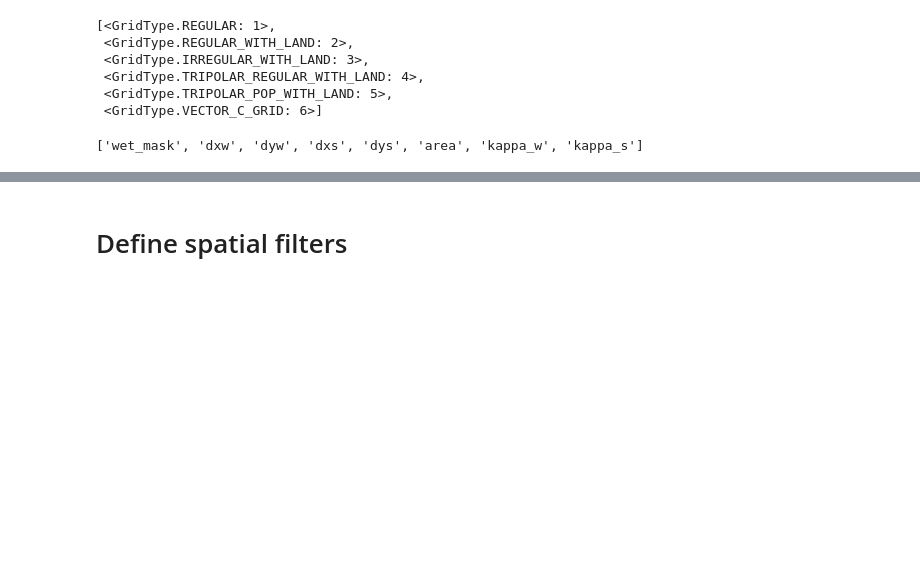
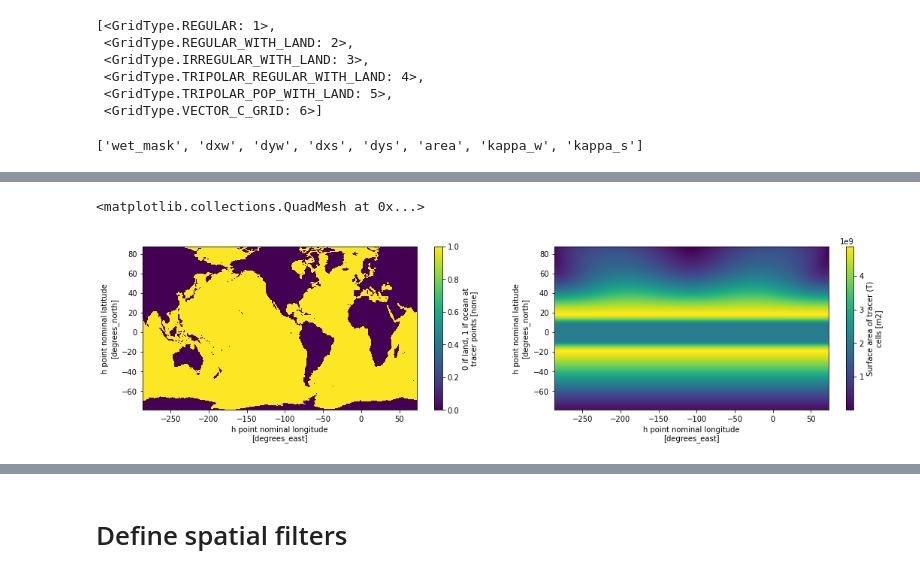
Before and after one commit to ocean-eddy-cpt/gcm-filters-paper, a Jupyter notebook: effective_kernel.ipynb, the cells around one changed output, grey strips where cells are left out. Saved outputs shown, nothing was run; the diff lists cells and outputs as text; code cells hidden in the pictures; blank space fills up the shorter version.

```diff
--- a/effective_kernel.ipynb
+++ b/effective_kernel.ipynb
@@ -28,2 +28,3 @@ gcm_filters.required_grid_vars(gcm_filters.GridType.IRREGULAR_WITH_LAND)
 # %%
-ds = xr.open_dataset('/glade/work/igrooms/current_data', decode_times=False)
+ds = xr.open_dataset('/glade/scratch/gmarques/for_nora/t061.mom6.static.nc', decode_times=False)
+ds
@@ -66,3 +79,10 @@ dys.plot(ax=axs[1,1])
+# %%
+fig,axs = plt.subplots(1,2,figsize=(18,4))
+wet_mask.plot(ax=axs[0])
+area.plot(ax=axs[1])
+# %% [output]
+<matplotlib.collections.QuadMesh at 0x...>
+[figure, added]
 # %%
 dx_min = min(dxw.min(),dyw.min(),dxs.min(),dys.min())
 dx_min = dx_min.values
```
Also changed, not shown: parts of 45 cells of this notebook.
